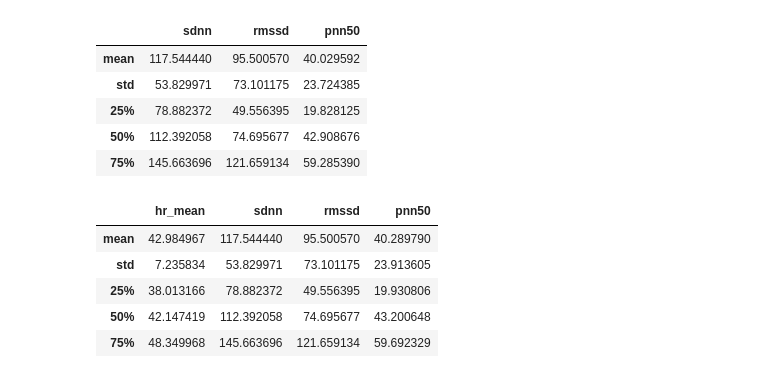
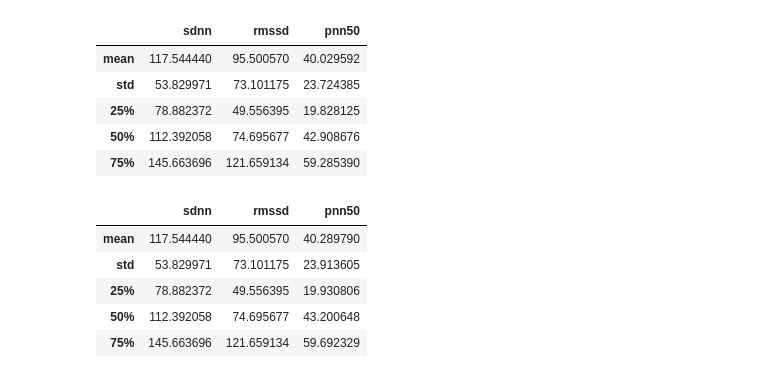
Before and after one commit to hyeok-jong/hrv_analysis, a Jupyter notebook: analysis.ipynb, the cells around one changed output. Saved outputs shown, nothing was run; the diff lists cells and outputs as text; code cells hidden in the pictures.

```diff
--- a/analysis.ipynb
+++ b/analysis.ipynb
@@ -58,23 +58,23 @@ def process_row(row):
     return time
 nk_nk = main(raw)
 
-# def process_row(row):
-#     ecg = row[1].tolist()
-#     time = hrv_functions.time_domain(ecg, 'nk', 'pyhrv', 1000)
-#     return time
-# nk_pyhrv = main(raw)
+def process_row(row):
+    ecg = row[1].tolist()
+    time = hrv_functions.time_domain(ecg, 'nk', 'pyhrv', 1000)
+    return time
+nk_pyhrv = main(raw)
 
-# def process_row(row):
-#     ecg = row[1].tolist()
-#     time = hrv_functions.time_domain(ecg, 'biosppy', 'nk', 1000)
-#     return time
-# biosppy_nk = main(raw)
+def process_row(row):
+    ecg = row[1].tolist()
+    time = hrv_functions.time_domain(ecg, 'biosppy', 'nk', 1000)
+    return time
+biosppy_nk = main(raw)
 
-# def process_row(row):
-#     ecg = row[1].tolist()
-#     time = hrv_functions.time_domain(ecg, 'biosppy', 'pyhrv', 1000)
-#     return time
-# biosppy_pyhrv = main(raw)
+def process_row(row):
+    ecg = row[1].tolist()
+    time = hrv_functions.time_domain(ecg, 'biosppy', 'pyhrv', 1000)
+    return time
+biosppy_pyhrv = main(raw)
 # %%
 hrv_functions.time_domain(raw.loc['id3'].tolist(), 'nk', 'nk', sampling_rate = 1000)
 # %% [output]
@@ -106,11 +115,11 @@ pd.DataFrame(biosppy_nk).describe().loc[['mean', 'std', '25%', '50%', '75%']]
 | 50% | 112.392058 | 74.695677 | 42.908676 |
 | 75% | 145.663696 | 121.659134 | 59.285390 |
 # %%
-pd.DataFrame(biosppy_pyhrv).describe().loc[['mean', 'std', '25%', '50%', '75%']]
+pd.DataFrame(biosppy_pyhrv).describe().loc[['mean', 'std', '25%', '50%', '75%']][['sdnn', 'rmssd', 'pnn50']]
 # %% [output]
-|  | hr_mean | sdnn | rmssd | pnn50 |
-| mean | 42.984967 | 117.544440 | 95.500570 | 40.289790 |
-| std | 7.235834 | 53.829971 | 73.101175 | 23.913605 |
-| 25% | 38.013166 | 78.882372 | 49.556395 | 19.930806 |
-| 50% | 42.147419 | 112.392058 | 74.695677 | 43.200648 |
-| 75% | 48.349968 | 145.663696 | 121.659134 | 59.692329 |
+|  | sdnn | rmssd | pnn50 |
+| mean | 117.544440 | 95.500570 | 40.289790 |
+| std | 53.829971 | 73.101175 | 23.913605 |
+| 25% | 78.882372 | 49.556395 | 19.930806 |
+| 50% | 112.392058 | 74.695677 | 43.200648 |
+| 75% | 145.663696 | 121.659134 | 59.692329 |
```
Also changed, not shown: parts of 2 cells of this notebook.
